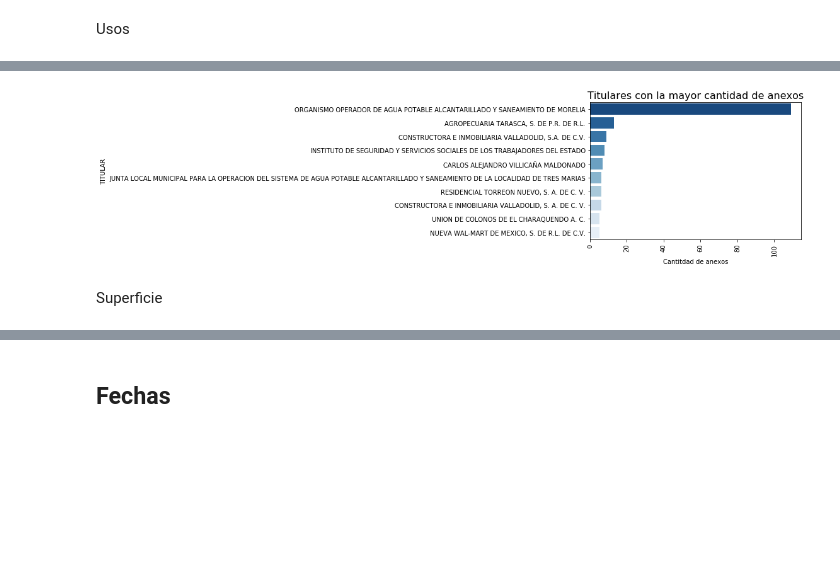
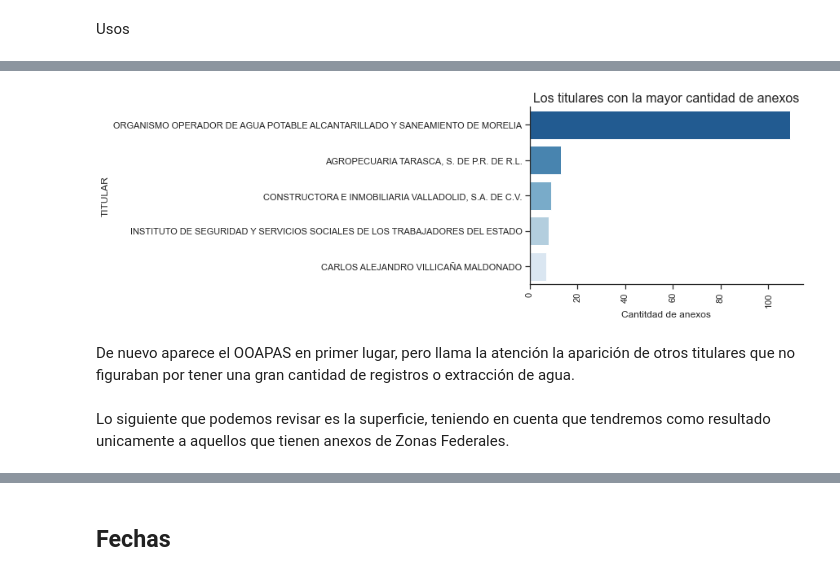
Before and after one commit to tipicanerd/REPDA_analisis, a Jupyter notebook: Analisis.ipynb, the cells around one changed output, grey strips where cells are left out. Saved outputs shown, nothing was run; the diff lists cells and outputs as text; code cells hidden in the pictures; blank space fills up the shorter version.

```diff
--- a/Analisis.ipynb
+++ b/Analisis.ipynb
@@ -8,0 +14,5 @@ pd.options.display.float_format = '{:.2f}'.format
+# %%
+# Configuramos el formato
+pd.options.display.float_format = '{:.3f}'.format
+custom_params = {"axes.spines.right": False, "axes.spines.top": False}
+sns.set_theme(style="ticks", rc=custom_params)
@@ -363,13 +590,15 @@ titularesAnexo.sort_values(by='TOTAL DE ANEXOS', ascending=False, inplace=True)
 # %%
-sns.barplot(y=titularesAnexo.head(10).index,x=titularesAnexo.head(10)['TOTAL DE ANEXOS'], palette='Blues_r')
-plt.title("Titulares con la mayor cantidad de anexos",fontsize=16)
+sns.barplot(y=titularesAnexo.head(5).index,x=titularesAnexo.head(5)['TOTAL DE ANEXOS'], palette='Blues_r')
+plt.title("Los titulares con la mayor cantidad de anexos",fontsize=16)
 plt.xlabel("Cantitdad de anexos")
 plt.xticks(rotation=90)
 plt.show()
 # %% [output]
-[figure, old version]
+[figure, new version]
-# %% [markdown]
-Superficie
+# %% [markdown]
+De nuevo aparece el OOAPAS en primer lugar, pero llama la atención la aparición de otros titulares que no figuraban por tener una gran cantidad de registros o extracción de agua.
+# %% [markdown]
+Lo siguiente que podemos revisar es la superficie, teniendo en cuenta que tendremos como resultado unicamente a aquellos que tienen anexos de Zonas Federales.
 # %%
 titularesSuper = pd.pivot_table(data=repdaMor, index = 'TITULAR', values = 'SUPERFICIE EN m2', aggfunc='sum')
 titularesSuper.sort_values(by='SUPERFICIE EN m2', ascending=False, inplace=True)
```
Also changed, not shown: parts of 113 cells of this notebook, 1 other file.
